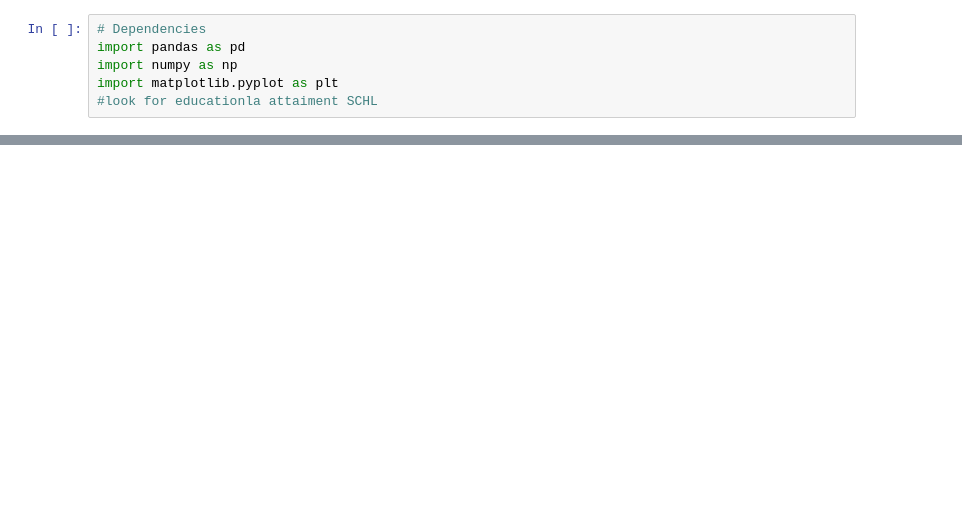
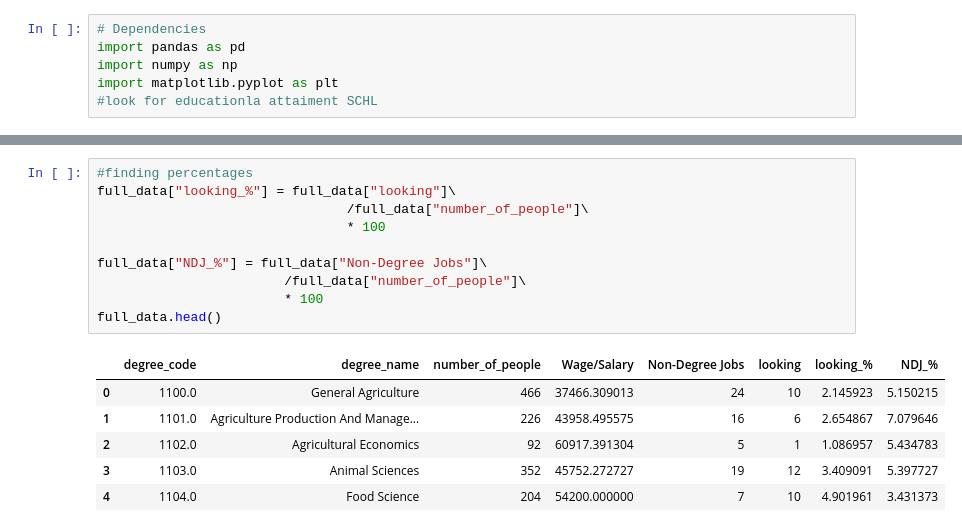
Before and after one commit to Tobi2011/Project-1-Repo, a Jupyter notebook: Data_Code/FloridaDegrees.ipynb, the cells around one changed output, grey strips where cells are left out. Saved outputs shown, nothing was run; the diff lists cells and outputs as text; blank space fills up the shorter version.

```diff
--- a/Data_Code/FloridaDegrees.ipynb
+++ b/Data_Code/FloridaDegrees.ipynb
@@ -53,0 +124,17 @@ full_data.sort_values('Wage/Salary', ascending = False).head(10)
+# %%
+#finding percentages
+full_data["looking_%"] = full_data["looking"]\
+                                /full_data["number_of_people"]\
+                                * 100
+
+full_data["NDJ_%"] = full_data["Non-Degree Jobs"]\
+                        /full_data["number_of_people"]\
+                        * 100
+full_data.head()
+# %% [output]
+|  | degree_code | degree_name | number_of_people | Wage/Salary | Non-Degree Jobs | looking | looking_% | NDJ_% |
+| 0 | 1100.0 | General Agriculture | 466 | 37466.309013 | 24 | 10 | 2.145923 | 5.150215 |
+| 1 | 1101.0 | Agriculture Production And Manage... | 226 | 43958.495575 | 16 | 6 | 2.654867 | 7.079646 |
+| 2 | 1102.0 | Agricultural Economics | 92 | 60917.391304 | 5 | 1 | 1.086957 | 5.434783 |
+| 3 | 1103.0 | Animal Sciences | 352 | 45752.272727 | 19 | 12 | 3.409091 | 5.397727 |
+| 4 | 1104.0 | Food Science | 204 | 54200.000000 | 7 | 10 | 4.901961 | 3.431373 |
```
Also changed, not shown: parts of 10 cells of this notebook.
